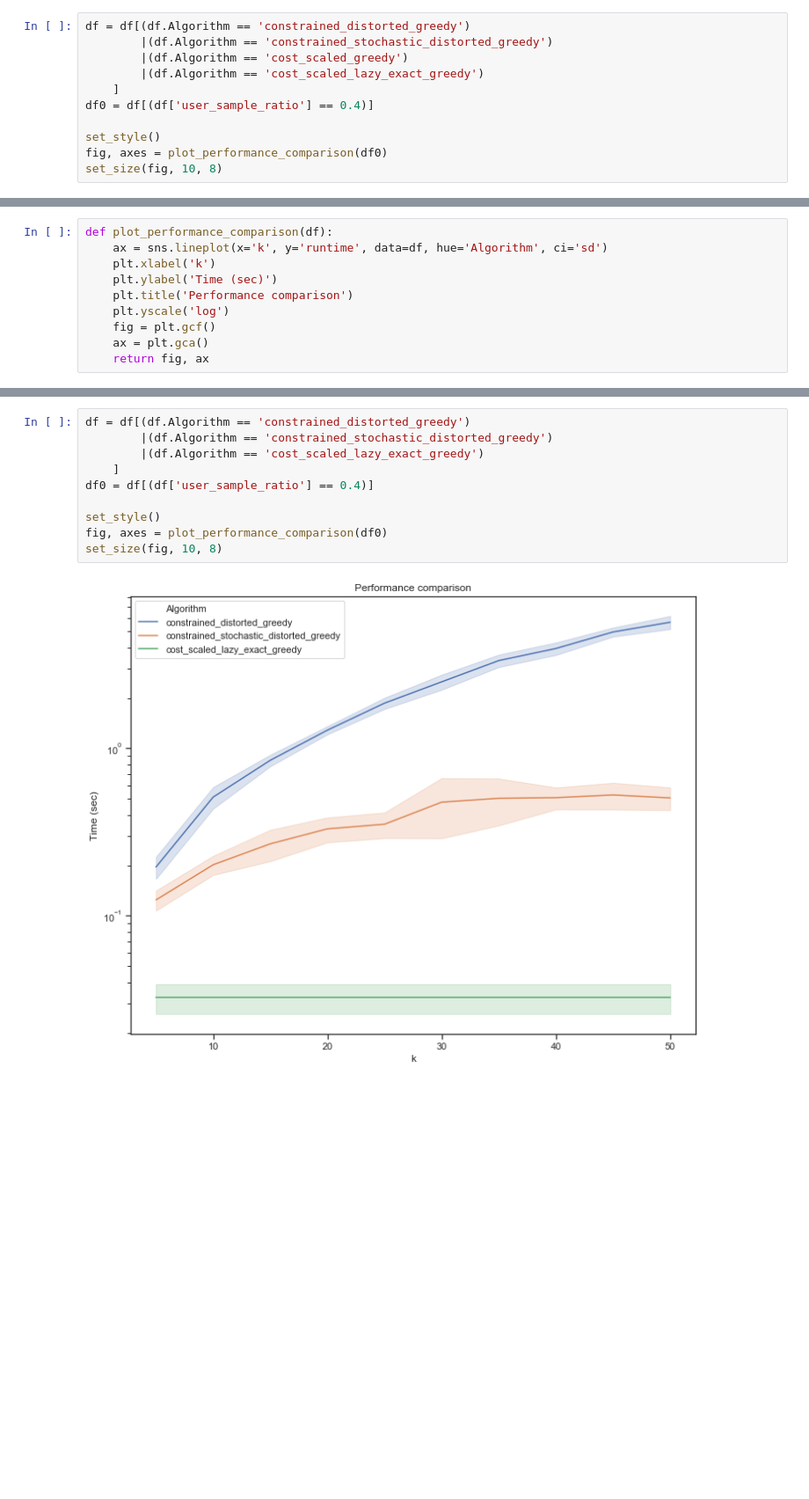
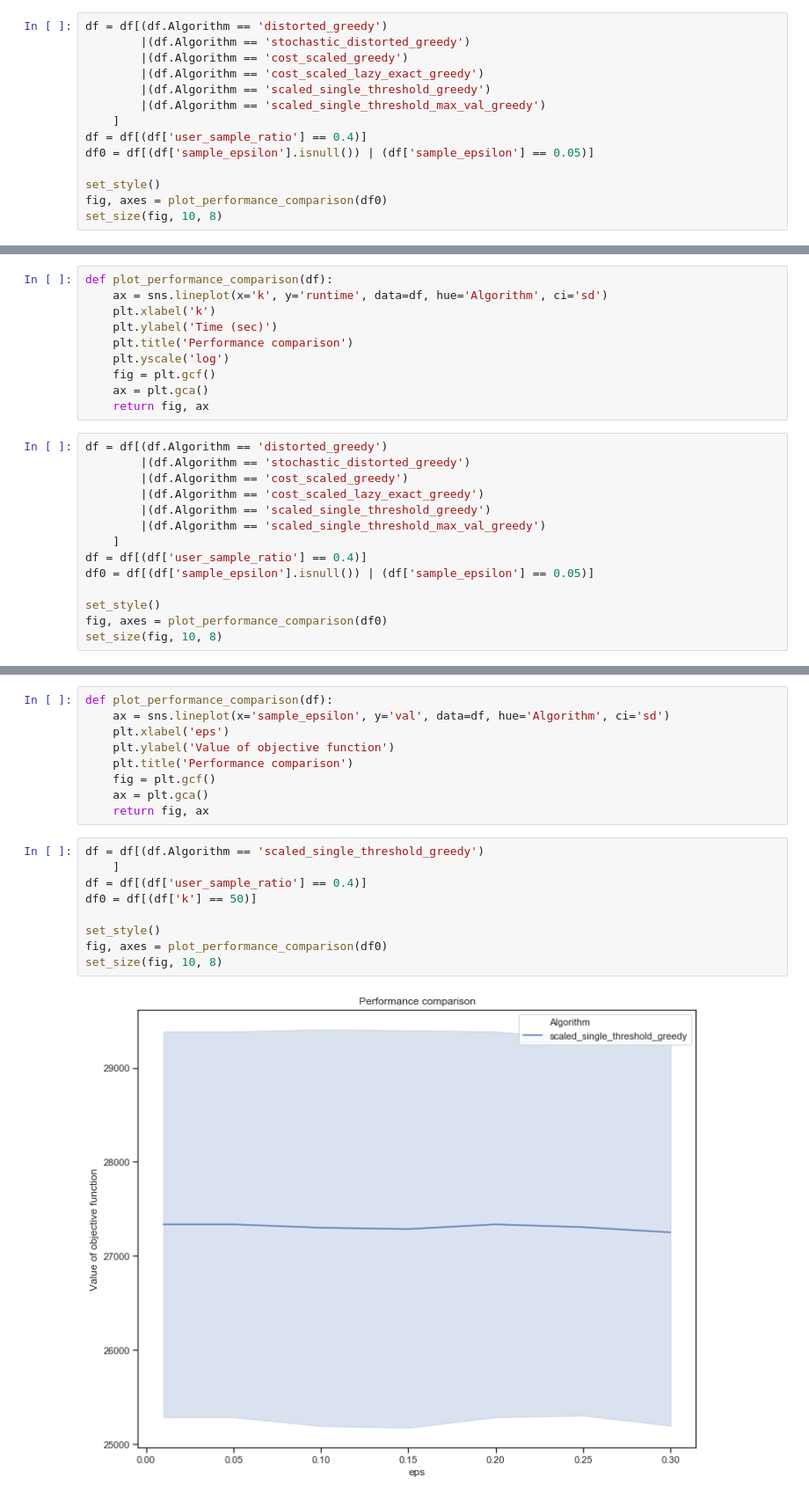
Before and after one commit to smnikolakaki/submodular-linear-cost-maximization, a Jupyter notebook: jupyter/Experiment_constrained_problem.ipynb, the cells around one changed output, grey strips where cells are left out. Shown at 88% size. Drawn from its saved outputs; the diff is of its cells as text; blank space fills up the shorter version.

```diff
--- a/jupyter/Experiment_constrained_problem.ipynb
+++ b/jupyter/Experiment_constrained_problem.ipynb
@@ -81,12 +81,15 @@ def plot_performance_comparison(df):
     ax = plt.gca()
     return fig, ax
 # %%
-df = df[(df.Algorithm == 'constrained_distorted_greedy')
-        |(df.Algorithm == 'constrained_stochastic_distorted_greedy')
+df = df[(df.Algorithm == 'distorted_greedy')
+        |(df.Algorithm == 'stochastic_distorted_greedy')
         |(df.Algorithm == 'cost_scaled_greedy')
         |(df.Algorithm == 'cost_scaled_lazy_exact_greedy')
+        |(df.Algorithm == 'scaled_single_threshold_greedy')
+        |(df.Algorithm == 'scaled_single_threshold_max_val_greedy')
     ]
-df0 = df[(df['user_sample_ratio'] == 0.4)]
+df = df[(df['user_sample_ratio'] == 0.4)]
+df0 = df[(df['sample_epsilon'].isnull()) | (df['sample_epsilon'] == 0.05)]
 
 set_style()
 fig, axes = plot_performance_comparison(df0)
@@ -105,3 +108,17 @@ def plot_performance_comparison(df):
     fig = plt.gcf()
     ax = plt.gca()
     return fig, ax
+# %%
+df = df[(df.Algorithm == 'distorted_greedy')
+        |(df.Algorithm == 'stochastic_distorted_greedy')
+        |(df.Algorithm == 'cost_scaled_greedy')
+        |(df.Algorithm == 'cost_scaled_lazy_exact_greedy')
+        |(df.Algorithm == 'scaled_single_threshold_greedy')
+        |(df.Algorithm == 'scaled_single_threshold_max_val_greedy')
+    ]
+df = df[(df['user_sample_ratio'] == 0.4)]
+df0 = df[(df['sample_epsilon'].isnull()) | (df['sample_epsilon'] == 0.05)]
+
+set_style()
+fig, axes = plot_performance_comparison(df0)
+set_size(fig, 10, 8)
@@ -108,12 +127,20 @@ def plot_performance_comparison(df):
+# %%
+def plot_performance_comparison(df):
+    ax = sns.lineplot(x='sample_epsilon', y='val', data=df, hue='Algorithm', ci='sd')
+    plt.xlabel('eps')
+    plt.ylabel('Value of objective function')
+    plt.title('Performance comparison')
+    fig = plt.gcf()
+    ax = plt.gca()
+    return fig, ax
 # %%
-df = df[(df.Algorithm == 'constrained_distorted_greedy')
-        |(df.Algorithm == 'constrained_stochastic_distorted_greedy')
-        |(df.Algorithm == 'cost_scaled_lazy_exact_greedy')
+df = df[(df.Algorithm == 'scaled_single_threshold_greedy')
     ]
-df0 = df[(df['user_sample_ratio'] == 0.4)]
+df = df[(df['user_sample_ratio'] == 0.4)]
+df0 = df[(df['k'] == 50)]
 
 set_style()
 fig, axes = plot_performance_comparison(df0)
 set_size(fig, 10, 8)
 # %% [output]
-[figure, old version]
+[figure, new version]
```
Also changed, not shown: parts of 6 cells of this notebook, 1 other file.
